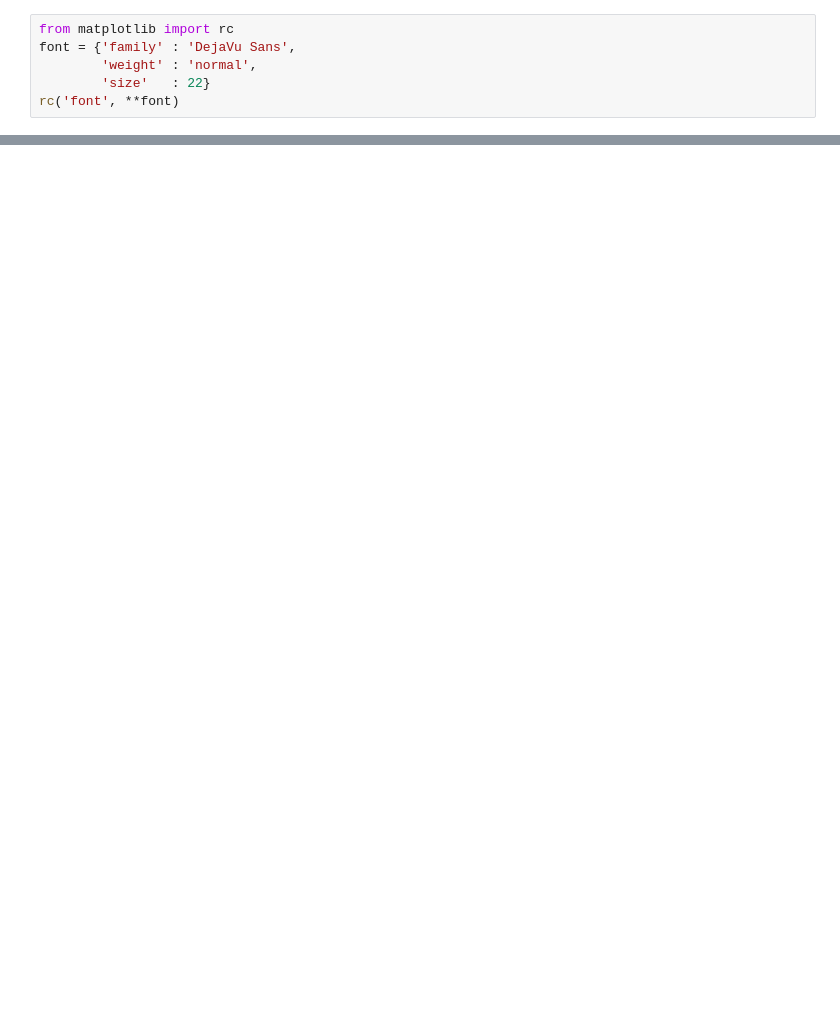
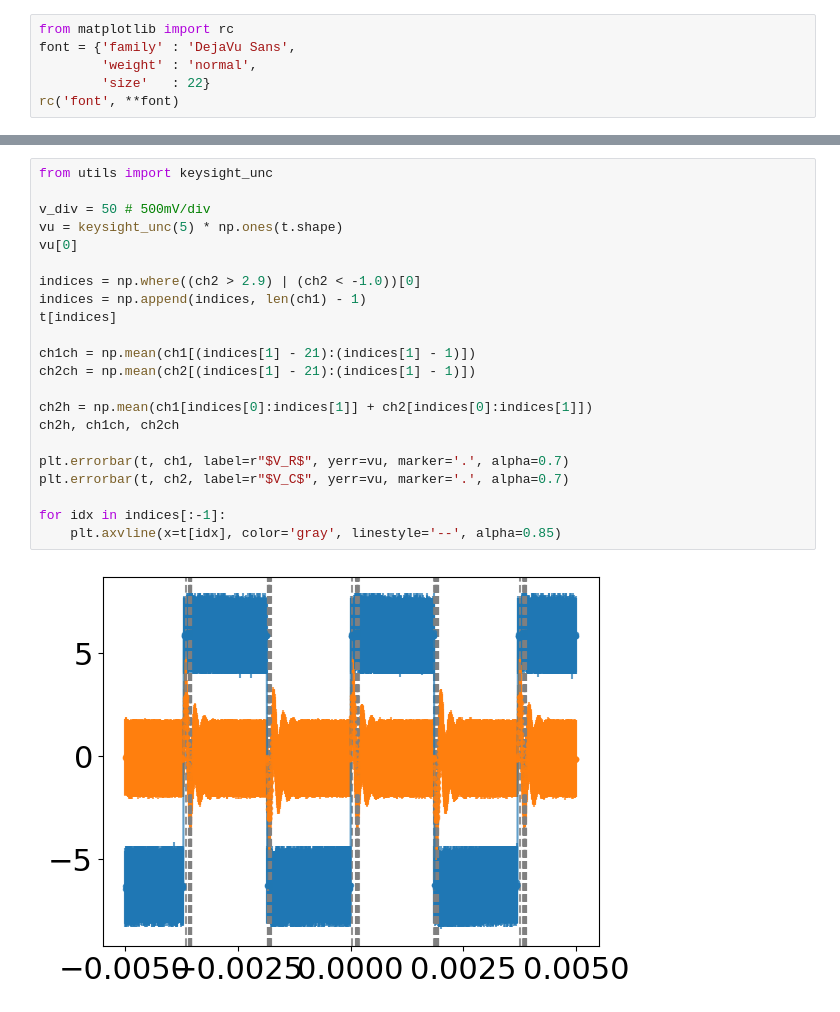
Before and after one commit to jewwoo/Lab-Work, a Jupyter notebook: Q_oscillator/Q_oscillator.ipynb, the cells around one changed output, grey strips where cells are left out. Drawn from its saved outputs; the diff is of its cells as text; blank space fills up the shorter version.

Commit message:
plot 1 usb data w/ residual added

```diff
--- a/Q_oscillator/Q_oscillator.ipynb
+++ b/Q_oscillator/Q_oscillator.ipynb
@@ -45,0 +274,24 @@ FileNotFoundError: [Errno 2] No such file or directory: 'data/Q_oscillator_data.
+# %%
+from utils import keysight_unc
+
+v_div = 50 # 500mV/div
+vu = keysight_unc(5) * np.ones(t.shape)
+vu[0]
+
+indices = np.where((ch2 > 2.9) | (ch2 < -1.0))[0]
+indices = np.append(indices, len(ch1) - 1)
+t[indices]
+
+ch1ch = np.mean(ch1[(indices[1] - 21):(indices[1] - 1)])
+ch2ch = np.mean(ch2[(indices[1] - 21):(indices[1] - 1)])
+
+ch2h = np.mean(ch1[indices[0]:indices[1]] + ch2[indices[0]:indices[1]])
+ch2h, ch1ch, ch2ch
+
+plt.errorbar(t, ch1, label=r"$V_R$", yerr=vu, marker='.', alpha=0.7)
+plt.errorbar(t, ch2, label=r"$V_C$", yerr=vu, marker='.', alpha=0.7)
+
+for idx in indices[:-1]:
+    plt.axvline(x=t[idx], color='gray', linestyle='--', alpha=0.85)
+# %% [output]
+[figure, added]
```
Also changed, not shown: parts of 13 cells of this notebook, 4 other files.
